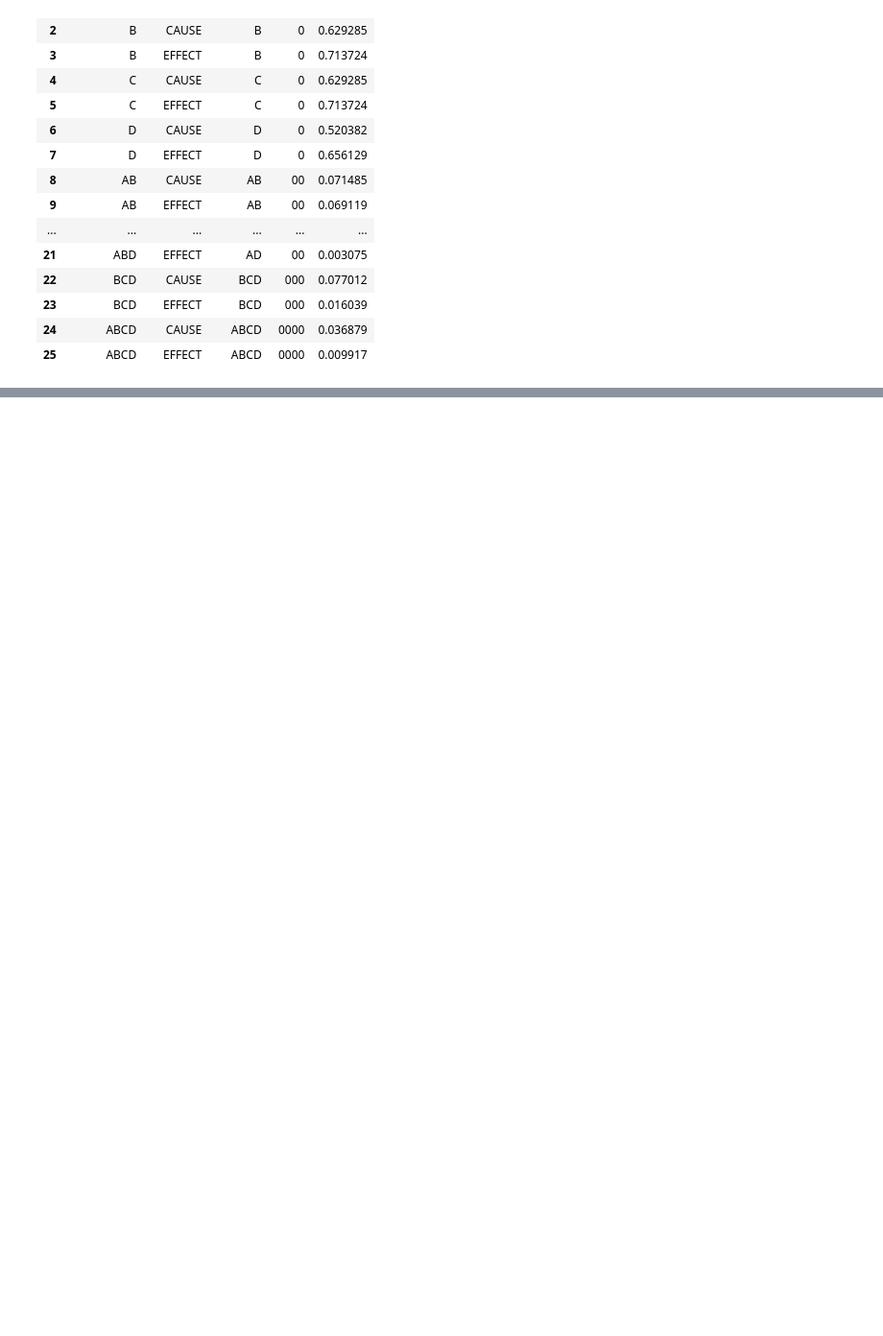
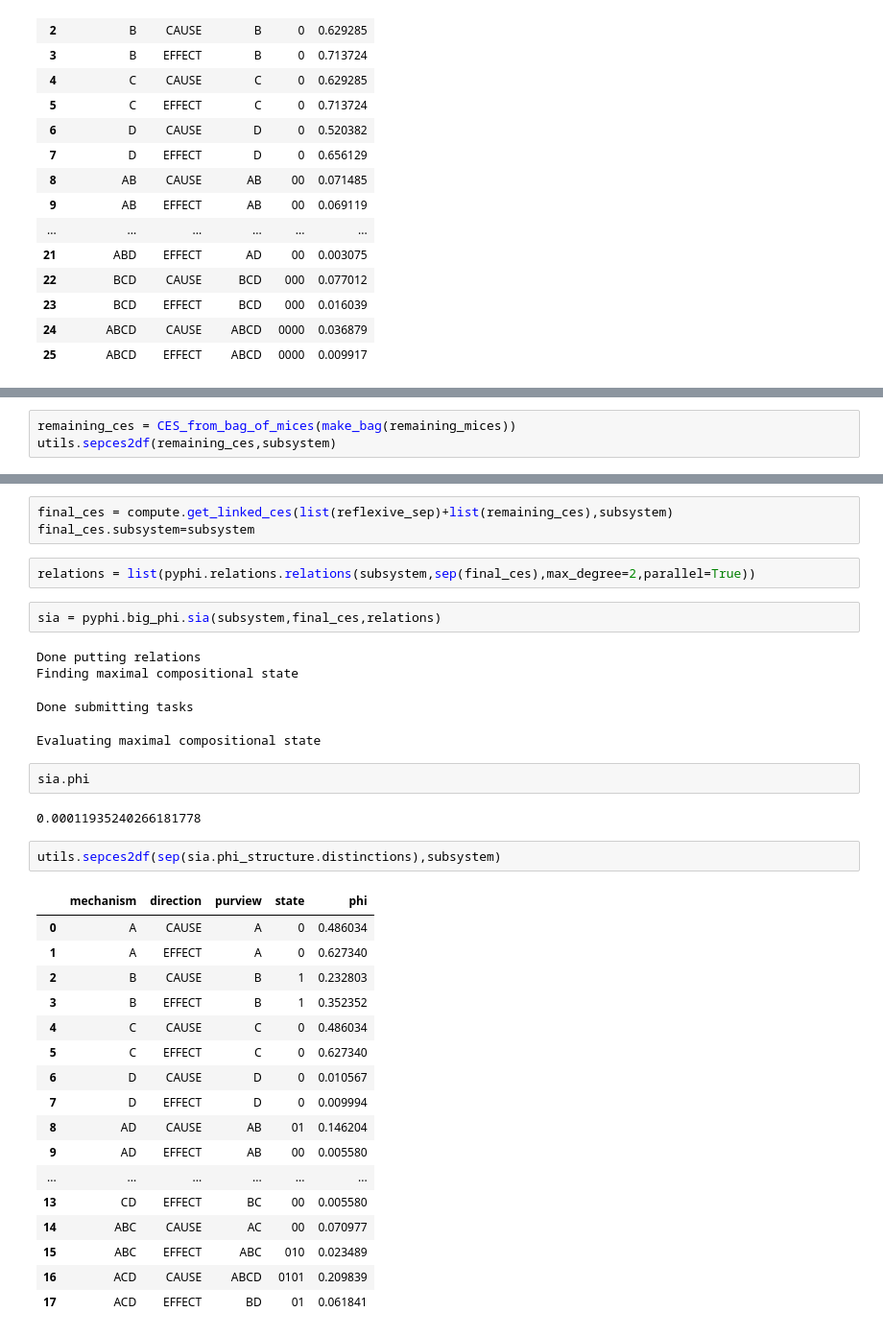
Before and after one commit to matteograsso/visualize_pyphi, a Jupyter notebook: Filling_the_slots.ipynb, the cells around one changed output, grey strips where cells are left out. Shown at 96% size. Cells and saved outputs as stored; diff of their text form; blank space fills up the shorter version.

```diff
--- a/Filling_the_slots.ipynb
+++ b/Filling_the_slots.ipynb
@@ -361,0 +425,3 @@ utils.sepces2df(sep(sia.phi_structure.distinctions),subsystem)
+# %%
+remaining_ces = CES_from_bag_of_mices(make_bag(remaining_mices))
+utils.sepces2df(remaining_ces,subsystem)
@@ -361,0 +440,36 @@ utils.sepces2df(sep(sia.phi_structure.distinctions),subsystem)
+# %%
+final_ces = compute.get_linked_ces(list(reflexive_sep)+list(remaining_ces),subsystem)
+final_ces.subsystem=subsystem
+# %%
+relations = list(pyphi.relations.relations(subsystem,sep(final_ces),max_degree=2,parallel=True))
+# %%
+sia = pyphi.big_phi.sia(subsystem,final_ces,relations)
+# %% [output]
+Done putting relations
+Finding maximal compositional state
+Done submitting tasks
+Evaluating maximal compositional state
+# %%
+sia.phi
+# %% [output]
+0.00011935240266181778
+# %%
+utils.sepces2df(sep(sia.phi_structure.distinctions),subsystem)
+# %% [output]
+|  | mechanism | direction | purview | state | phi |
+| 0 | A | CAUSE | A | 0 | 0.486034 |
+| 1 | A | EFFECT | A | 0 | 0.627340 |
+| 2 | B | CAUSE | B | 1 | 0.232803 |
+| 3 | B | EFFECT | B | 1 | 0.352352 |
+| 4 | C | CAUSE | C | 0 | 0.486034 |
+| 5 | C | EFFECT | C | 0 | 0.627340 |
+| 6 | D | CAUSE | D | 0 | 0.010567 |
+| 7 | D | EFFECT | D | 0 | 0.009994 |
+| 8 | AD | CAUSE | AB | 01 | 0.146204 |
+| 9 | AD | EFFECT | AB | 00 | 0.005580 |
+| ... | ... | ... | ... | ... | ... |
+| 13 | CD | EFFECT | BC | 00 | 0.005580 |
+| 14 | ABC | CAUSE | AC | 00 | 0.070977 |
+| 15 | ABC | EFFECT | ABC | 010 | 0.023489 |
+| 16 | ACD | CAUSE | ABCD | 0101 | 0.209839 |
+| 17 | ACD | EFFECT | BD | 01 | 0.061841 |
```
Also changed, not shown: parts of 25 cells of this notebook.
